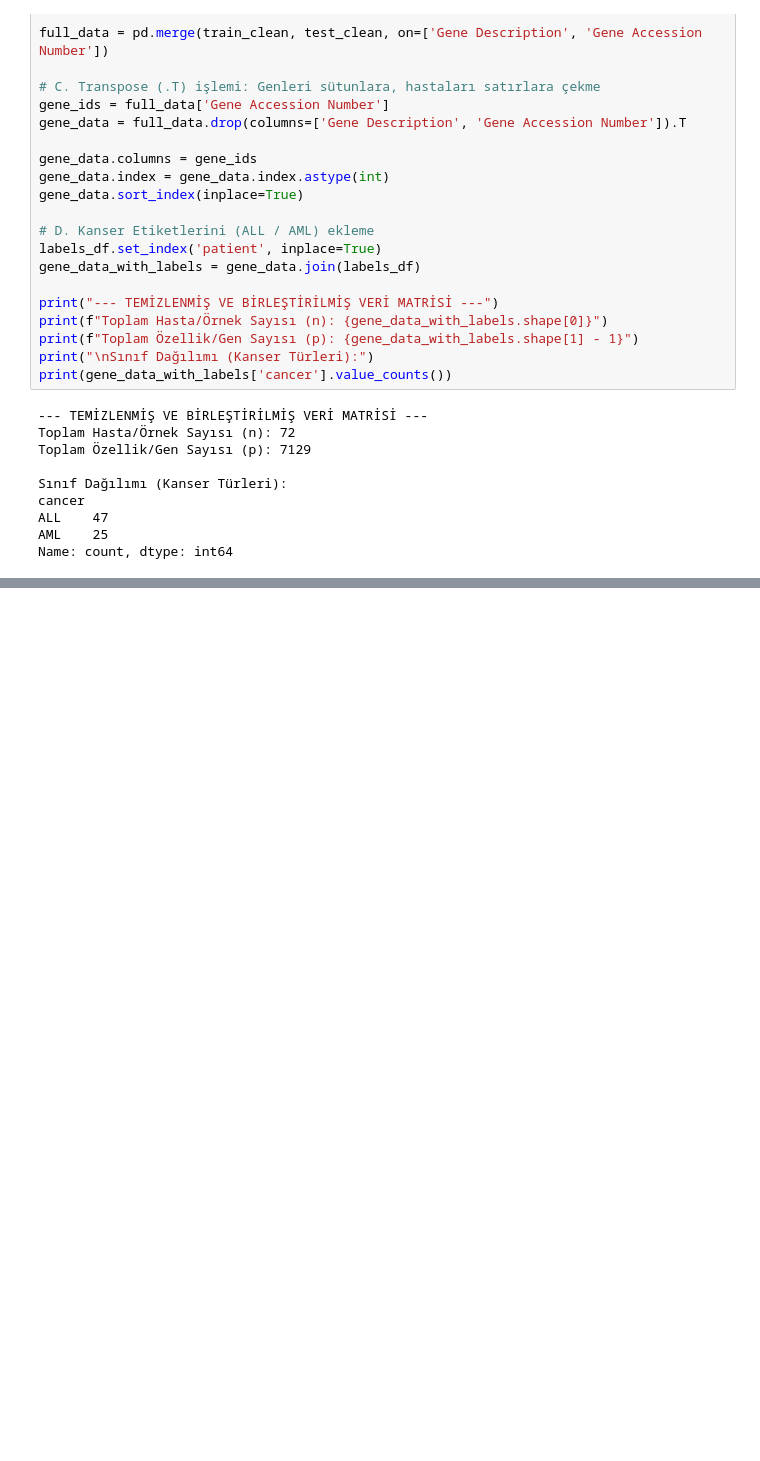
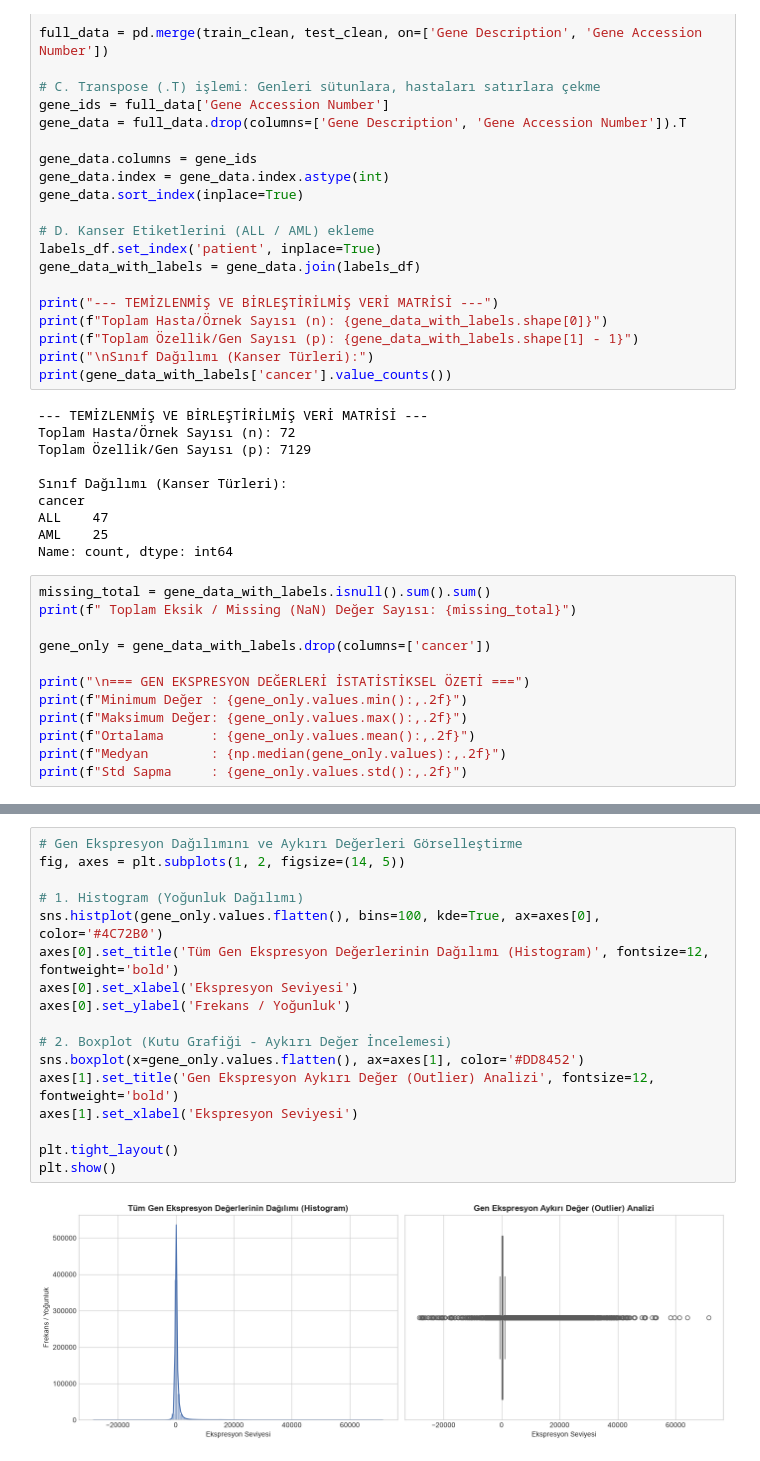
Before and after one commit to berfinerk/Cancer-Gene-Expression-Analysis-and-Biomarker-Discovery, a Jupyter notebook: cancer_gene_analysis.ipynb, the cells around one changed output, grey strips where cells are left out. Saved outputs shown, nothing was run; the diff lists cells and outputs as text; blank space fills up the shorter version.

```diff
--- a/cancer_gene_analysis.ipynb
+++ b/cancer_gene_analysis.ipynb
@@ -54,3 +54,15 @@ cancer
 ALL    47
 AML    25
 Name: count, dtype: int64
+# %%
+missing_total = gene_data_with_labels.isnull().sum().sum()
+print(f" Toplam Eksik / Missing (NaN) Değer Sayısı: {missing_total}")
+
+gene_only = gene_data_with_labels.drop(columns=['cancer'])
+
+print("\n=== GEN EKSPRESYON DEĞERLERİ İSTATİSTİKSEL ÖZETİ ===")
+print(f"Minimum Değer : {gene_only.values.min():,.2f}")
+print(f"Maksimum Değer: {gene_only.values.max():,.2f}")
+print(f"Ortalama      : {gene_only.values.mean():,.2f}")
+print(f"Medyan        : {np.median(gene_only.values):,.2f}")
+print(f"Std Sapma     : {gene_only.values.std():,.2f}")
@@ -56,0 +78,19 @@ Name: count, dtype: int64
+# %%
+# Gen Ekspresyon Dağılımını ve Aykırı Değerleri Görselleştirme
+fig, axes = plt.subplots(1, 2, figsize=(14, 5))
+
+# 1. Histogram (Yoğunluk Dağılımı)
+sns.histplot(gene_only.values.flatten(), bins=100, kde=True, ax=axes[0], color='#4C72B0')
+axes[0].set_title('Tüm Gen Ekspresyon Değerlerinin Dağılımı (Histogram)', fontsize=12, fontweight='bold')
+axes[0].set_xlabel('Ekspresyon Seviyesi')
+axes[0].set_ylabel('Frekans / Yoğunluk')
+
+# 2. Boxplot (Kutu Grafiği - Aykırı Değer İncelemesi)
+sns.boxplot(x=gene_only.values.flatten(), ax=axes[1], color='#DD8452')
+axes[1].set_title('Gen Ekspresyon Aykırı Değer (Outlier) Analizi', fontsize=12, fontweight='bold')
+axes[1].set_xlabel('Ekspresyon Seviyesi')
+
+plt.tight_layout()
+plt.show()
+# %% [output]
+[figure, added]
```
Also changed, not shown: parts of 2 cells of this notebook.
